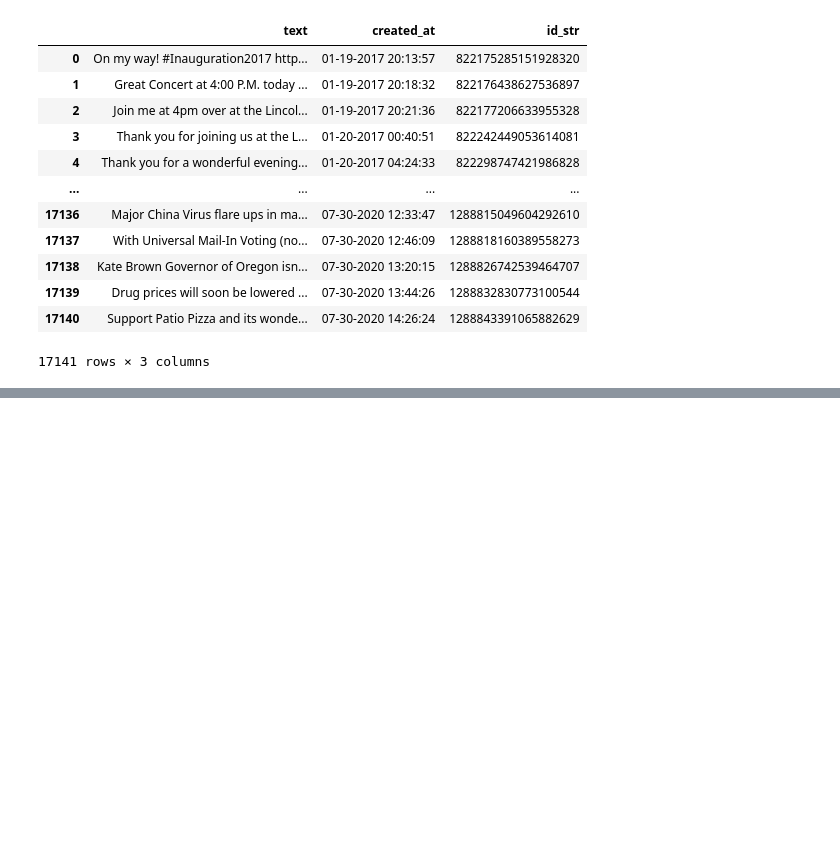
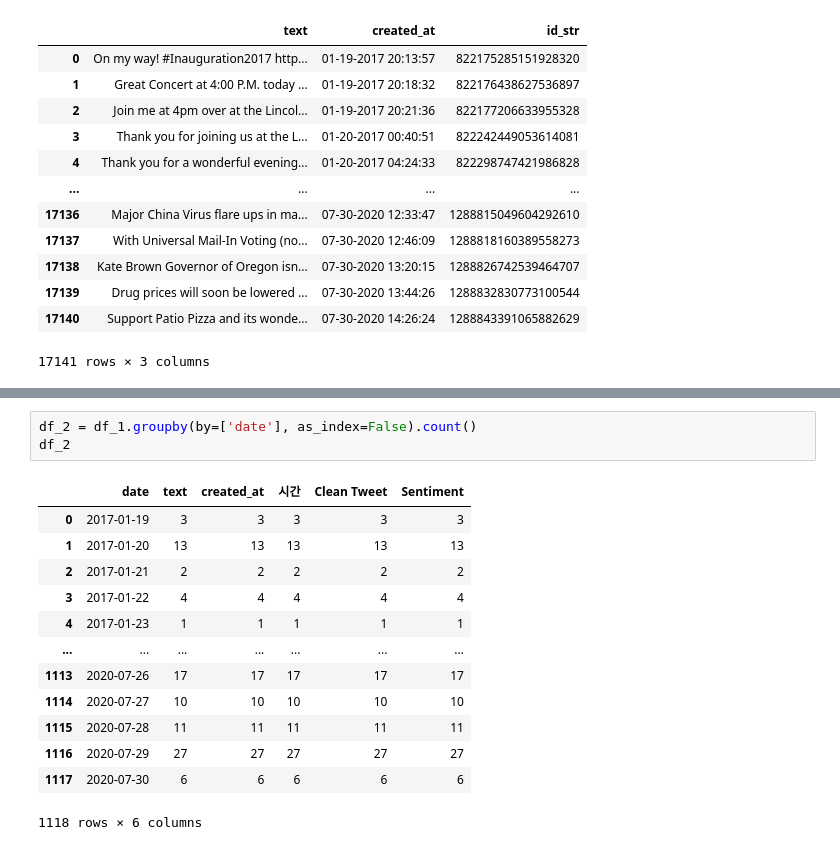
Before and after one commit to mel-f-dev/twitter, a Jupyter notebook: effects_of_trump_tweet.ipynb, the cells around one changed output, grey strips where cells are left out. Drawn from its saved outputs; the diff is of its cells as text; blank space fills up the shorter version.

```diff
--- a/effects_of_trump_tweet.ipynb
+++ b/effects_of_trump_tweet.ipynb
@@ -183,0 +150,17 @@ NameError: name 'go' is not defined
+# %%
+df_2 = df_1.groupby(by=['date'], as_index=False).count()
+df_2
+# %% [output]
+|  | date | text | created_at | 시간 | Clean Tweet | Sentiment |
+| 0 | 2017-01-19 | 3 | 3 | 3 | 3 | 3 |
+| 1 | 2017-01-20 | 13 | 13 | 13 | 13 | 13 |
+| 2 | 2017-01-21 | 2 | 2 | 2 | 2 | 2 |
+| 3 | 2017-01-22 | 4 | 4 | 4 | 4 | 4 |
+| 4 | 2017-01-23 | 1 | 1 | 1 | 1 | 1 |
+| ... | ... | ... | ... | ... | ... | ... |
+| 1113 | 2020-07-26 | 17 | 17 | 17 | 17 | 17 |
+| 1114 | 2020-07-27 | 10 | 10 | 10 | 10 | 10 |
+| 1115 | 2020-07-28 | 11 | 11 | 11 | 11 | 11 |
+| 1116 | 2020-07-29 | 27 | 27 | 27 | 27 | 27 |
+| 1117 | 2020-07-30 | 6 | 6 | 6 | 6 | 6 |
+1118 rows × 6 columns
```
Also changed, not shown: parts of 39 cells of this notebook, 7 other files.
